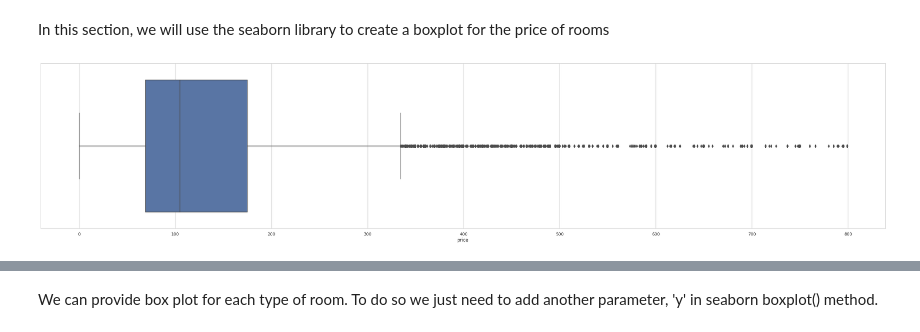
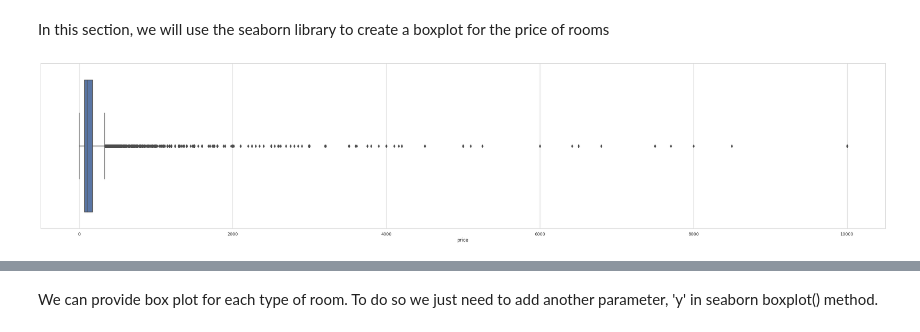
Before and after one commit to MeghanaRanganath98/EDA-data-analysis, a Jupyter notebook: Meghana_R_S__Airbnb_Bookings_Analysis_Capstone_Project.ipynb, the cells around one changed output, grey strips where cells are left out. Drawn from its saved outputs; the diff is of its cells as text; code cells hidden in the pictures.

```diff
--- a/Meghana_R_S__Airbnb_Bookings_Analysis_Capstone_Project.ipynb
+++ b/Meghana_R_S__Airbnb_Bookings_Analysis_Capstone_Project.ipynb
@@ -24,7 +27,7 @@ drive.mount('/content/drive')
 # %% [output]
 Mounted at /content/drive
 # %%
-file_path = '/content/drive/MyDrive/Data/Airbnb NYC 2019.csv'
+file_path = '/content/drive/MyDrive/EDA /Copy of Airbnb NYC 2019.csv'
 df = pd.read_csv(file_path)
 # %% [markdown]
 **Lets look at the first few rows of the dataframe**
@@ -364,6 +384,6 @@ In this section, we will use the seaborn library to create a boxplot for the pri
 # %%
 sns.set(style='whitegrid')
 plt.figure(figsize=(40,8))
-ax = sns.boxplot(x='price',data=price_without_outliers,orient="v")
+ax = sns.boxplot(x='price',data=df ,orient="v")
 # %% [output]
-[figure, old version]
+[figure, new version]
```
Also changed, not shown: parts of 23 cells of this notebook.
